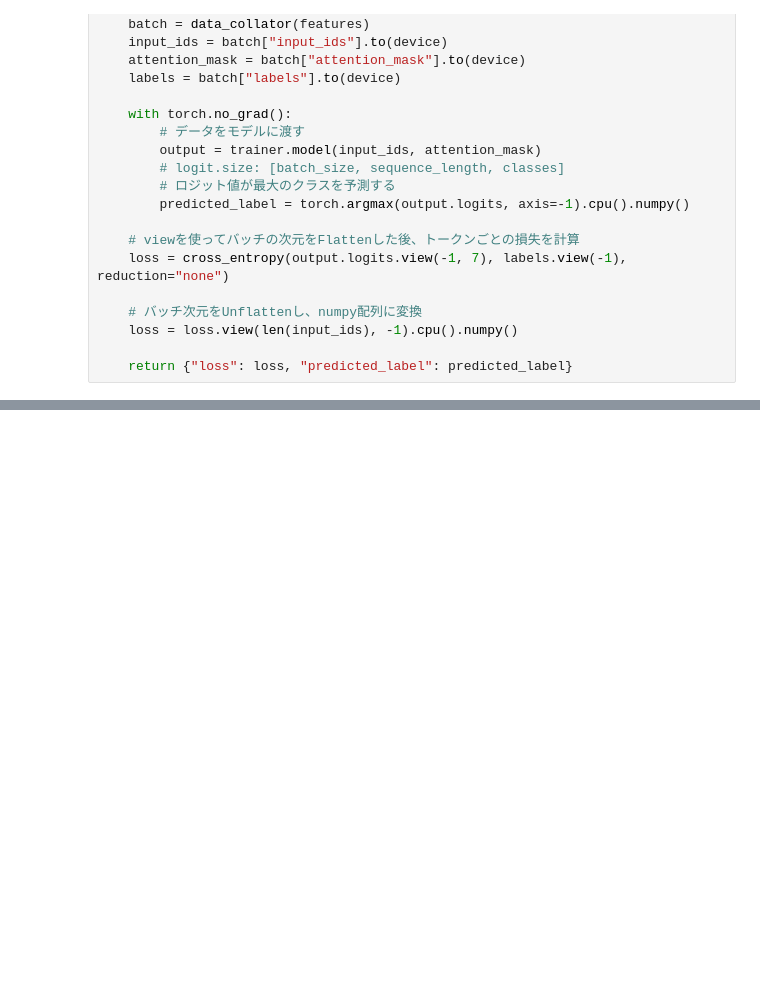
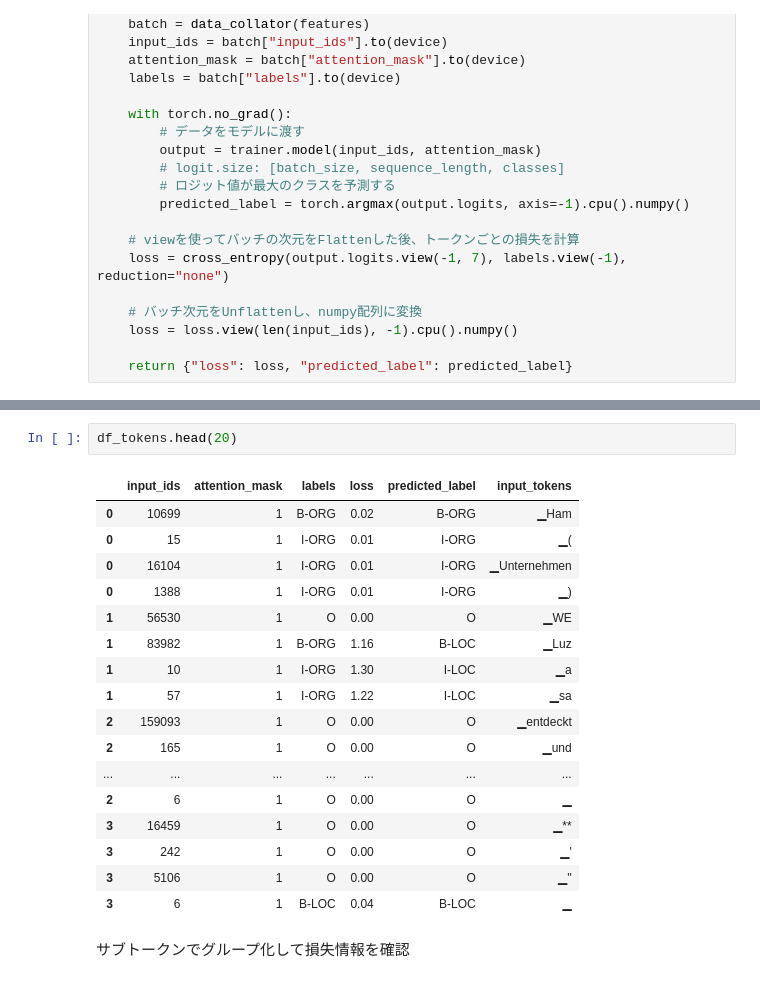
Before and after one commit to inoueshinichi/Book_Transformers, a Jupyter notebook: ch04_ner.ipynb, the cells around one changed output, grey strips where cells are left out. Cells and saved outputs as stored; diff of their text form; blank space fills up the shorter version.

```diff
--- a/ch04_ner.ipynb
+++ b/ch04_ner.ipynb
@@ -707,0 +838,22 @@ df = valid_set.to_pandas()
+# %%
+df_tokens.head(20)
+# %% [output]
+|  | input_ids | attention_mask | labels | loss | predicted_label | input_tokens |
+| 0 | 10699 | 1 | B-ORG | 0.02 | B-ORG | ▁Ham |
+| 0 | 15 | 1 | I-ORG | 0.01 | I-ORG | ▁( |
+| 0 | 16104 | 1 | I-ORG | 0.01 | I-ORG | ▁Unternehmen |
+| 0 | 1388 | 1 | I-ORG | 0.01 | I-ORG | ▁) |
+| 1 | 56530 | 1 | O | 0.00 | O | ▁WE |
+| 1 | 83982 | 1 | B-ORG | 1.16 | B-LOC | ▁Luz |
+| 1 | 10 | 1 | I-ORG | 1.30 | I-LOC | ▁a |
+| 1 | 57 | 1 | I-ORG | 1.22 | I-LOC | ▁sa |
+| 2 | 159093 | 1 | O | 0.00 | O | ▁entdeckt |
+| 2 | 165 | 1 | O | 0.00 | O | ▁und |
+| ... | ... | ... | ... | ... | ... | ... |
+| 2 | 6 | 1 | O | 0.00 | O | ▁ |
+| 3 | 16459 | 1 | O | 0.00 | O | ▁** |
+| 3 | 242 | 1 | O | 0.00 | O | ▁' |
+| 3 | 5106 | 1 | O | 0.00 | O | ▁'' |
+| 3 | 6 | 1 | B-LOC | 0.04 | B-LOC | ▁ |
+# %% [markdown]
+サブトークンでグループ化して損失情報を確認
```
Also changed, not shown: parts of 75 cells of this notebook, 1 other file.
